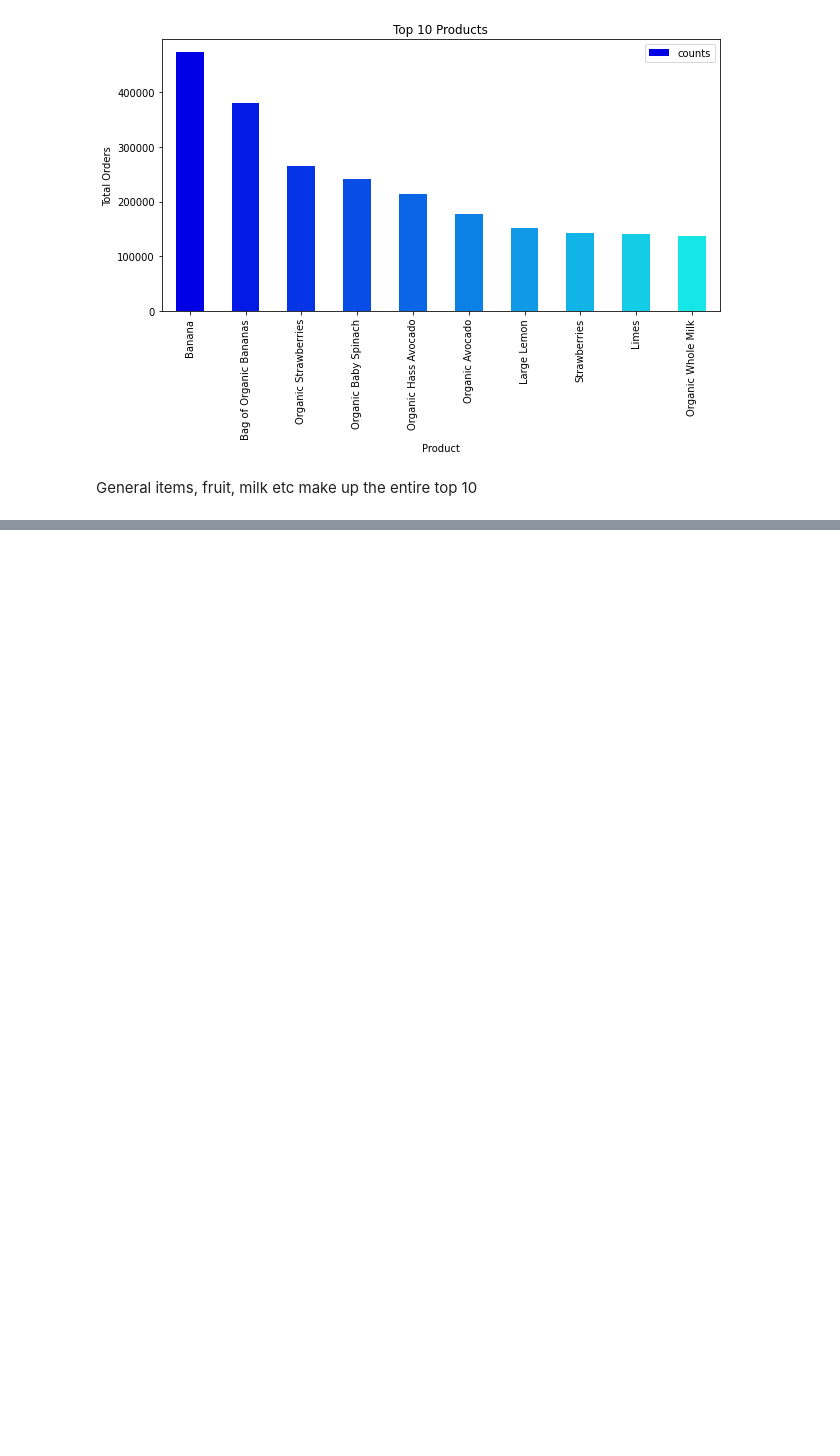
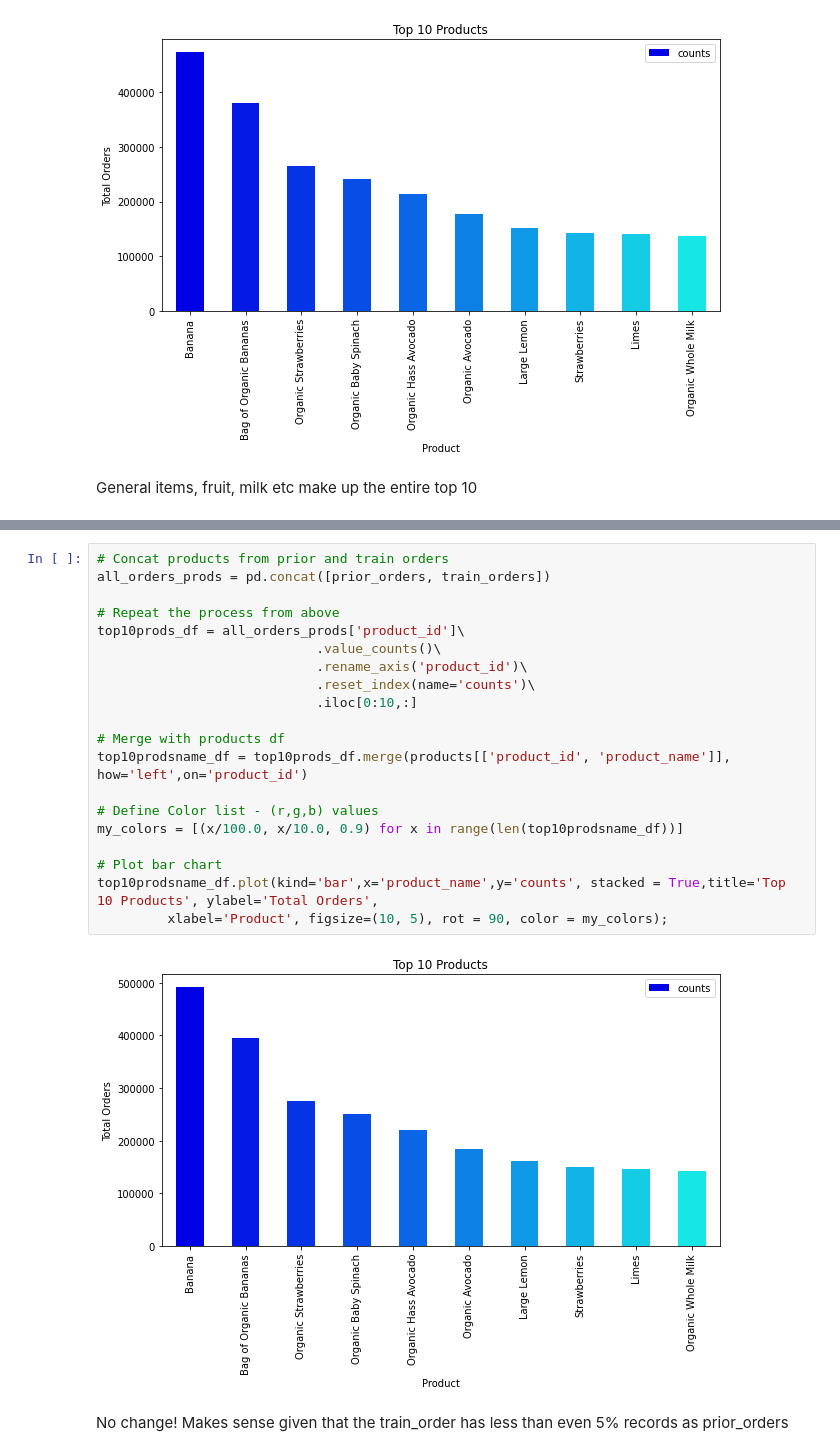
Before and after one commit to suvigyajain0101/RecSys, a Jupyter notebook: MarketBasketAnalysis/MarketBasketAnalysis.ipynb, the cells around one changed output, grey strips where cells are left out. Cells and saved outputs as stored; diff of their text form; blank space fills up the shorter version.

```diff
--- a/MarketBasketAnalysis/MarketBasketAnalysis.ipynb
+++ b/MarketBasketAnalysis/MarketBasketAnalysis.ipynb
@@ -226,0 +231,24 @@ General items, fruit, milk etc make up the entire top 10
+# %%
+# Concat products from prior and train orders
+all_orders_prods = pd.concat([prior_orders, train_orders])
+
+# Repeat the process from above
+top10prods_df = all_orders_prods['product_id']\
+                            .value_counts()\
+                            .rename_axis('product_id')\
+                            .reset_index(name='counts')\
+                            .iloc[0:10,:]
+
+# Merge with products df
+top10prodsname_df = top10prods_df.merge(products[['product_id', 'product_name']], how='left',on='product_id')
+
+# Define Color list - (r,g,b) values
+my_colors = [(x/100.0, x/10.0, 0.9) for x in range(len(top10prodsname_df))]
+
+# Plot bar chart
+top10prodsname_df.plot(kind='bar',x='product_name',y='counts', stacked = True,title='Top 10 Products', ylabel='Total Orders',
+         xlabel='Product', figsize=(10, 5), rot = 90, color = my_colors);
+# %% [output]
+[figure, added]
+# %% [markdown]
+No change! Makes sense given that the train_order has less than even 5% records as prior_orders
```
Also changed, not shown: parts of 1 cell of this notebook.
